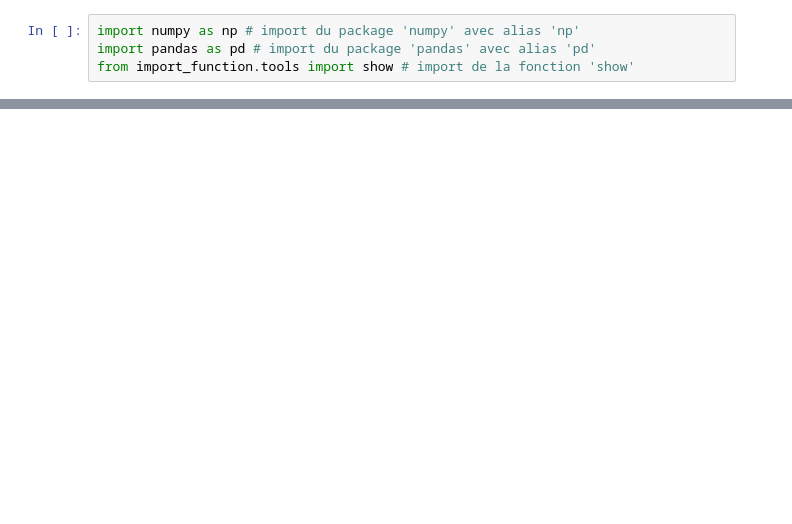
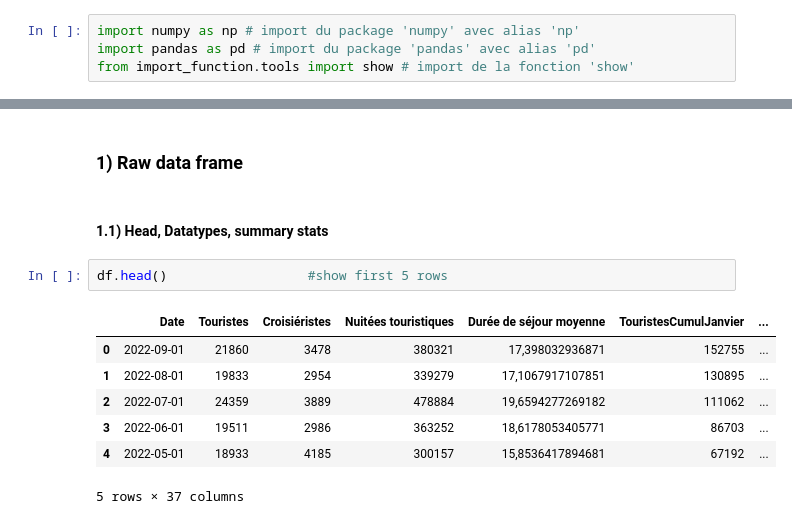
Before and after one commit to PaulGuiraud/projet_OI, a Jupyter notebook: Projet_OI/Main.ipynb, the cells around one changed output, grey strips where cells are left out. Cells and saved outputs as stored; diff of their text form; blank space fills up the shorter version.

```diff
--- a/Projet_OI/Main.ipynb
+++ b/Projet_OI/Main.ipynb
@@ -24,0 +11,14 @@ data                      #show data
+# %% [markdown]
+### 1) Raw data frame
+# %% [markdown]
+#### 1.1) Head, Datatypes, summary stats
+# %%
+df.head()                  #show first 5 rows
+# %% [output]
+|  | Date | Touristes | Croisiéristes | Nuitées touristiques | Durée de séjour moyenne | TouristesCumulJanvier | ... |
+| 0 | 2022-09-01 | 21860 | 3478 | 380321 | 17,398032936871 | 152755 | ... |
+| 1 | 2022-08-01 | 19833 | 2954 | 339279 | 17,1067917107851 | 130895 | ... |
+| 2 | 2022-07-01 | 24359 | 3889 | 478884 | 19,6594277269182 | 111062 | ... |
+| 3 | 2022-06-01 | 19511 | 2986 | 363252 | 18,6178053405771 | 86703 | ... |
+| 4 | 2022-05-01 | 18933 | 4185 | 300157 | 15,8536417894681 | 67192 | ... |
+5 rows × 37 columns
```
Also changed, not shown: parts of 8 cells of this notebook, 2 other files.
